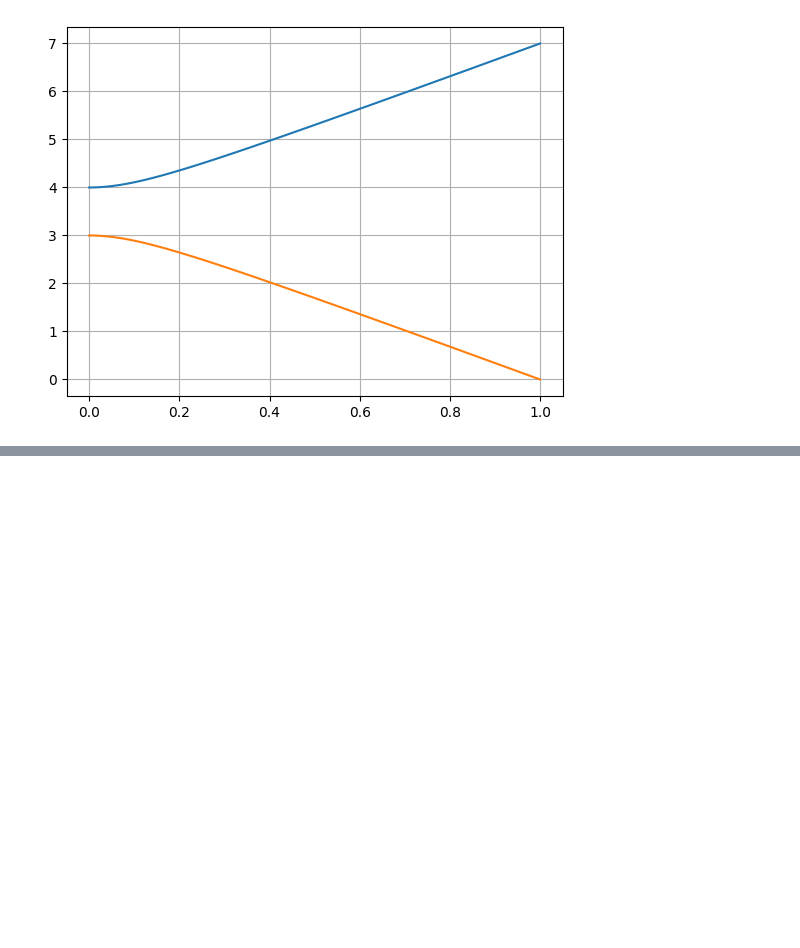
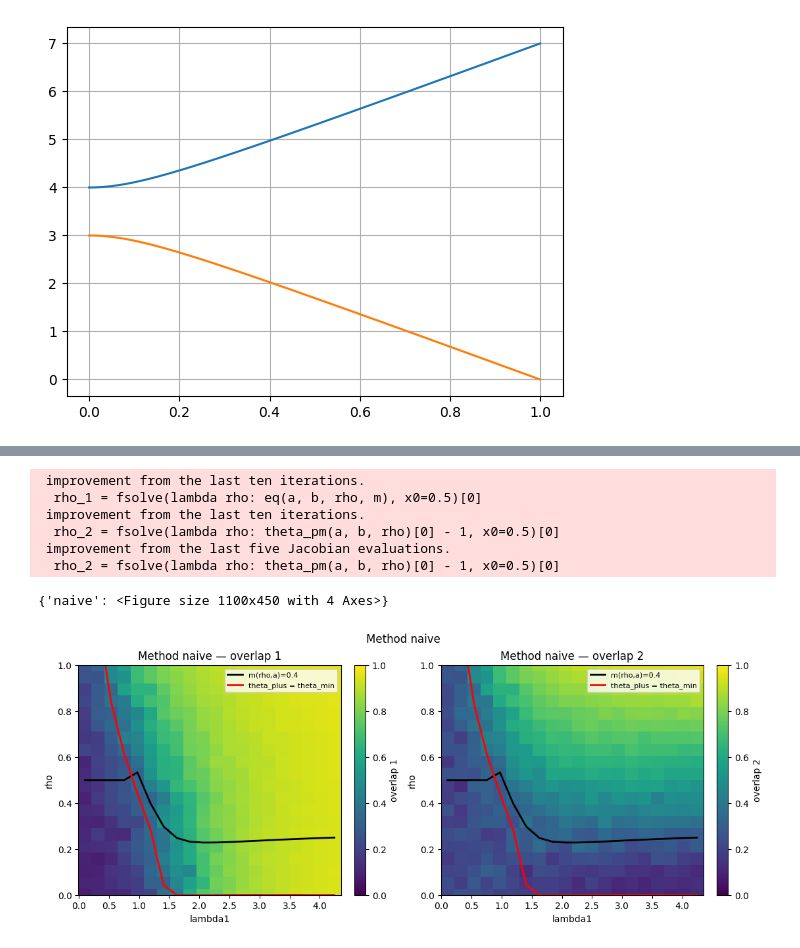
Before and after one commit to Taliesin123/Physics_The_Projects, a Jupyter notebook: Theory/thoery_vp.ipynb, the cells around one changed output, grey strips where cells are left out. Drawn from its saved outputs; the diff is of its cells as text; code cells hidden in the pictures; blank space fills up the shorter version.

```diff
--- a/Theory/thoery_vp.ipynb
+++ b/Theory/thoery_vp.ipynb
@@ -75,0 +272,48 @@ plt.show()
+# %%
+alpha=np.sqrt(0.5)
+N=100
+A = np.linspace(0.1*alpha, 3, 20)
+RHO = np.linspace(0,1,20)
+b = 0.7
+m = 0.3
+LAM1 = A/alpha
+lambda1 = 2
+lambda2 = b/np.sqrt(1-alpha**2)
+rho = 1
+vary_param1, values1, vary_param2, values2 = "rho", RHO, "lambda1", LAM1
+
+def theta_pm(a, b, rho):
+    d = np.sqrt((a - b) ** 2 / 4 + a * b * rho**2)
+    return (a + b) / 2 + d, (a + b) / 2 - d
+
+f1 = []
+f2 = []
+
+for a in A:
+    rho_1 = fsolve(lambda rho: eq(a, b, rho, m), x0=0.5)[0]
+    rho_2 = fsolve(lambda rho: theta_pm(a, b, rho)[0] - 1, x0=0.5)[0]
+    f1.append(rho_1)
+    f2.append(rho_2)
+
+out = comparison2D(vary_param1, values1, vary_param2, values2,
+                  N, lambda1, lambda2, rho, mu=1,
+                  M=20, method="naive", optimal_mu=False)
+
+
+funct1 = [LAM1, f1, "m(rho,a)=0.4", {"color": "k"}]
+funct2 = [LAM1, f2, "theta_plus = theta_min", {"color": "r"}]
+
+function = [funct1, funct2]
+
+plot_comparison2D(out, vary_param1, vary_param2, method="naive",
+                       functions=function, cmap="viridis", vmin=0, vmax=1,
+                       figsize=(11, 4.5))
+# %% [output]
+ improvement from the last ten iterations.
+  rho_1 = fsolve(lambda rho: eq(a, b, rho, m), x0=0.5)[0]
+ improvement from the last ten iterations.
+  rho_2 = fsolve(lambda rho: theta_pm(a, b, rho)[0] - 1, x0=0.5)[0]
+ improvement from the last five Jacobian evaluations.
+  rho_2 = fsolve(lambda rho: theta_pm(a, b, rho)[0] - 1, x0=0.5)[0]
+{'naive': <Figure size 1100x450 with 4 Axes>}
+[figure, added]
```
Also changed, not shown: parts of 5 cells of this notebook, 3 other files.
